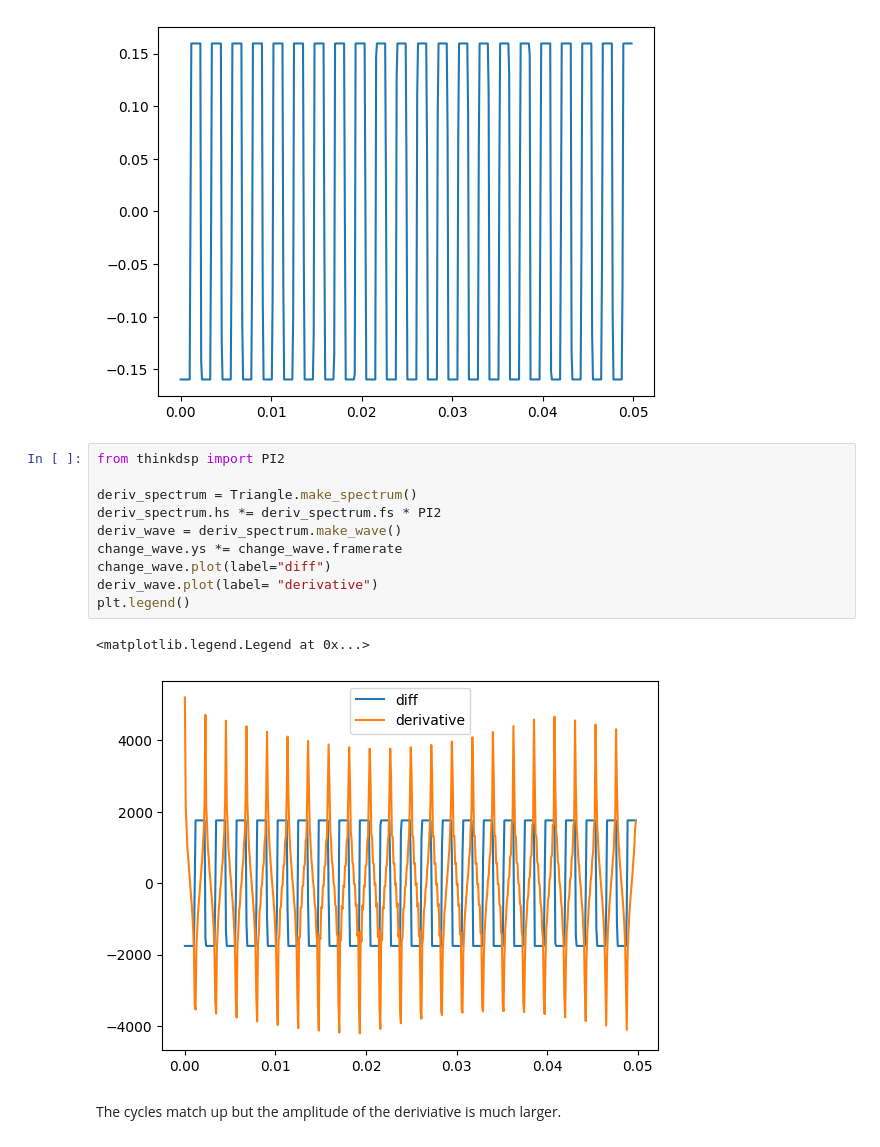
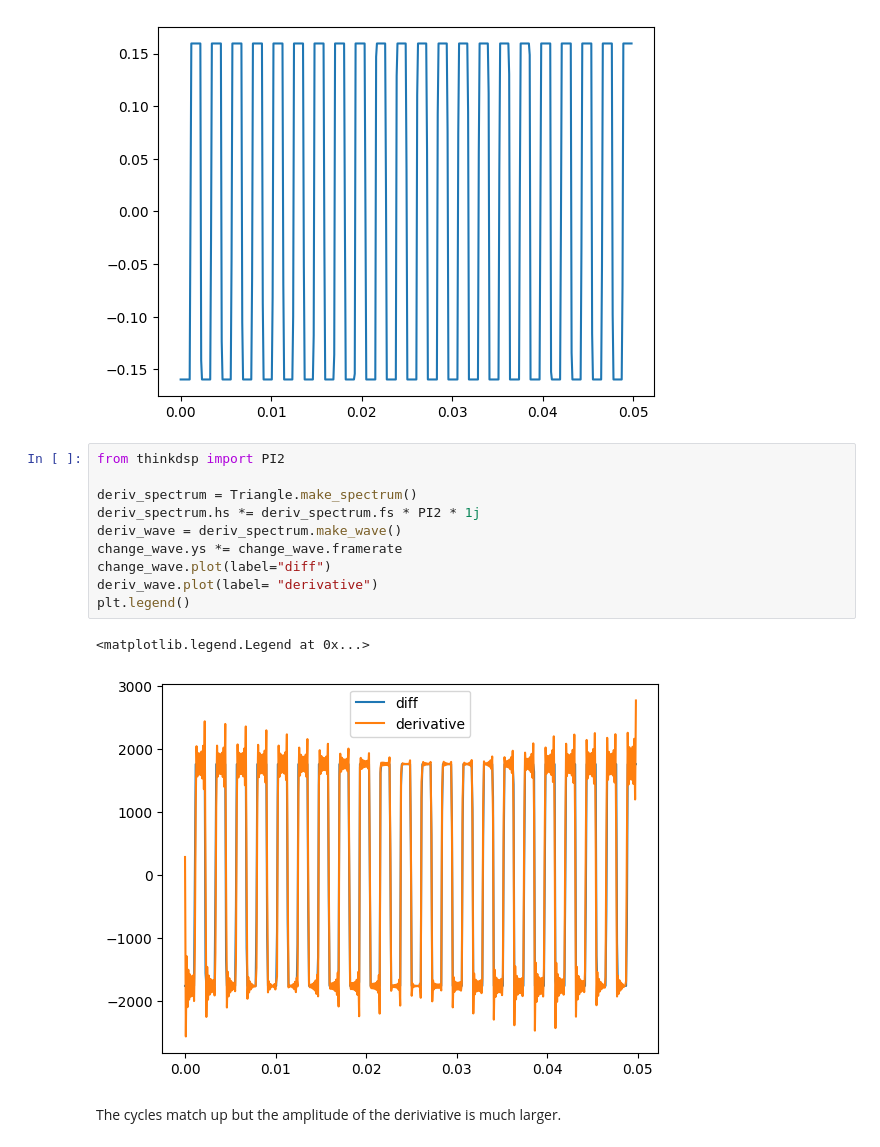
Before and after one commit to chenharry66/thinkdsp-, a Jupyter notebook: Copy_of_chap09.ipynb, the cells around one changed output. Drawn from its saved outputs; the diff is of its cells as text.

```diff
--- a/Copy_of_chap09.ipynb
+++ b/Copy_of_chap09.ipynb
@@ -429,16 +429,16 @@ change_wave.plot()
 # %%
 from thinkdsp import PI2
 
 deriv_spectrum = Triangle.make_spectrum()
-deriv_spectrum.hs *= deriv_spectrum.fs * PI2
+deriv_spectrum.hs *= deriv_spectrum.fs * PI2 * 1j
 deriv_wave = deriv_spectrum.make_wave()
 change_wave.ys *= change_wave.framerate
 change_wave.plot(label="diff")
 deriv_wave.plot(label= "derivative")
 plt.legend()
 # %% [output]
 <matplotlib.legend.Legend at 0x...>
-[figure, old version]
+[figure, new version]
 # %% [markdown]
 The cycles match up but the amplitude of the deriviative is much larger.
 # %% [markdown]
```
